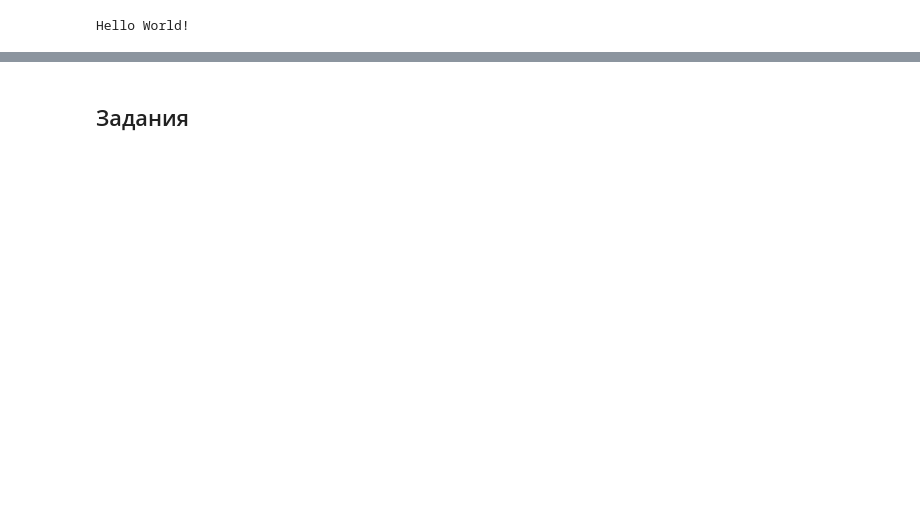
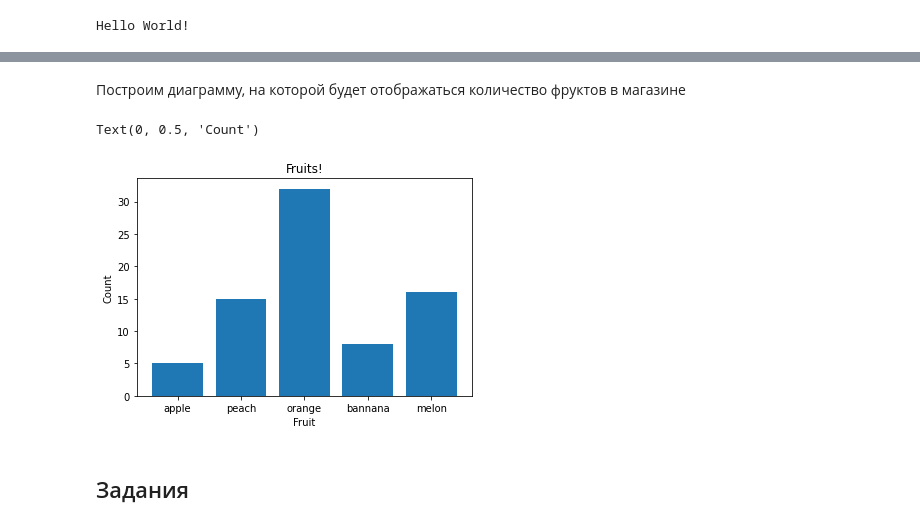
Before and after one commit to MietLabsStorage/EMDSW, a Jupyter notebook: ЭМРПО_лаб1.ipynb, the cells around one changed output, grey strips where cells are left out. Saved outputs shown, nothing was run; the diff lists cells and outputs as text; code cells hidden in the pictures; blank space fills up the shorter version.

```diff
--- a/ЭМРПО_лаб1.ipynb
+++ b/ЭМРПО_лаб1.ipynb
@@ -70,6 +140,14 @@ plt.plot(x, y2)
+# %% [markdown]
+Построим диаграмму, на которой будет отображаться количество фруктов в магазине
 # %%
 fruits=['apple', 'peach', 'orange', 'bannana', 'melon']
 counts=[5,15,32,8,16]
 plt.bar(fruits, counts)
+plt.title("Fruits!")
+plt.xlabel("Fruit")
+plt.ylabel("Count")
+# %% [output]
+Text(0, 0.5, 'Count')
+[figure, added]
 # %% [markdown]
 ## Задания
```
Also changed, not shown: parts of 27 cells of this notebook.
